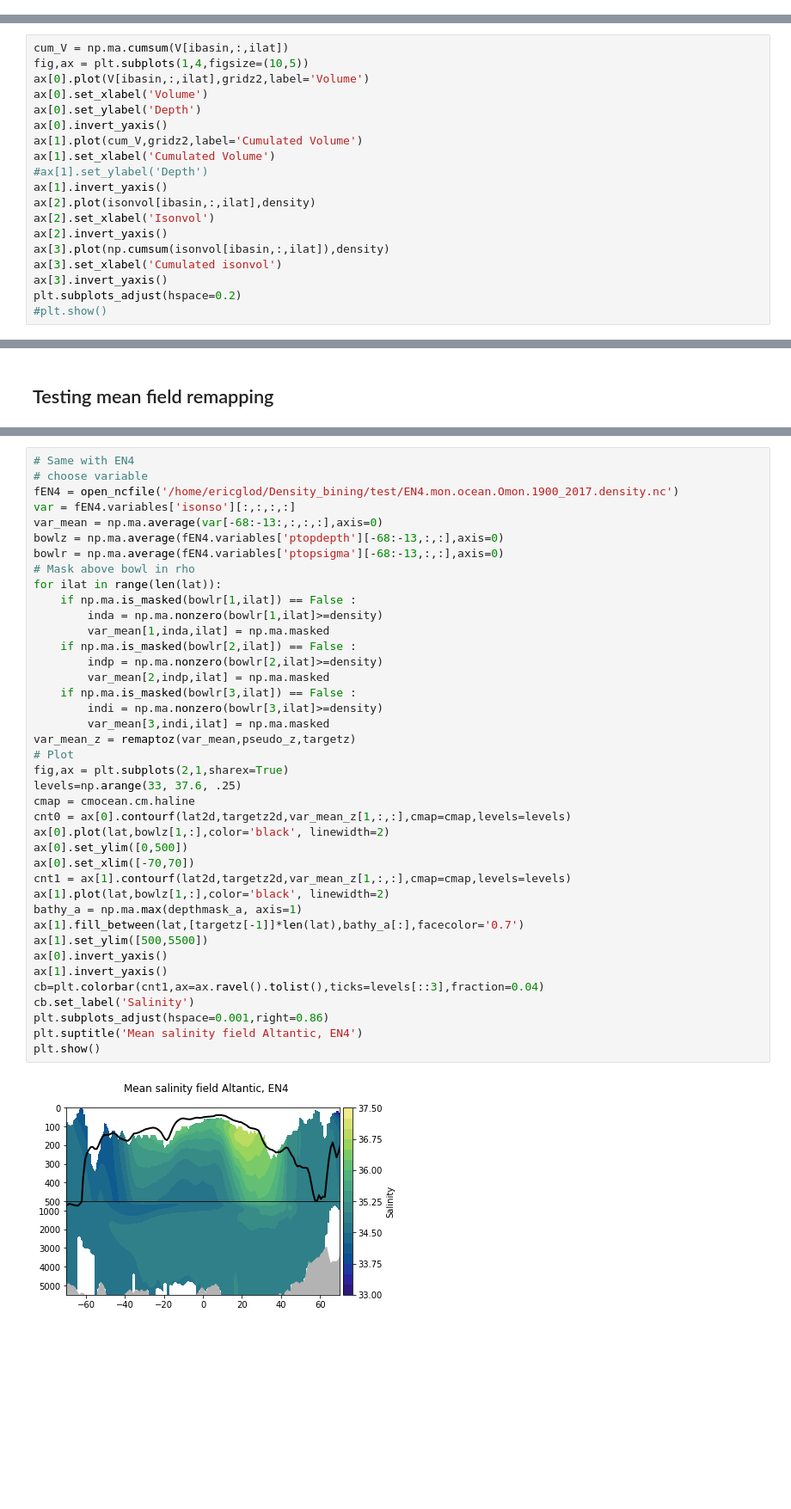
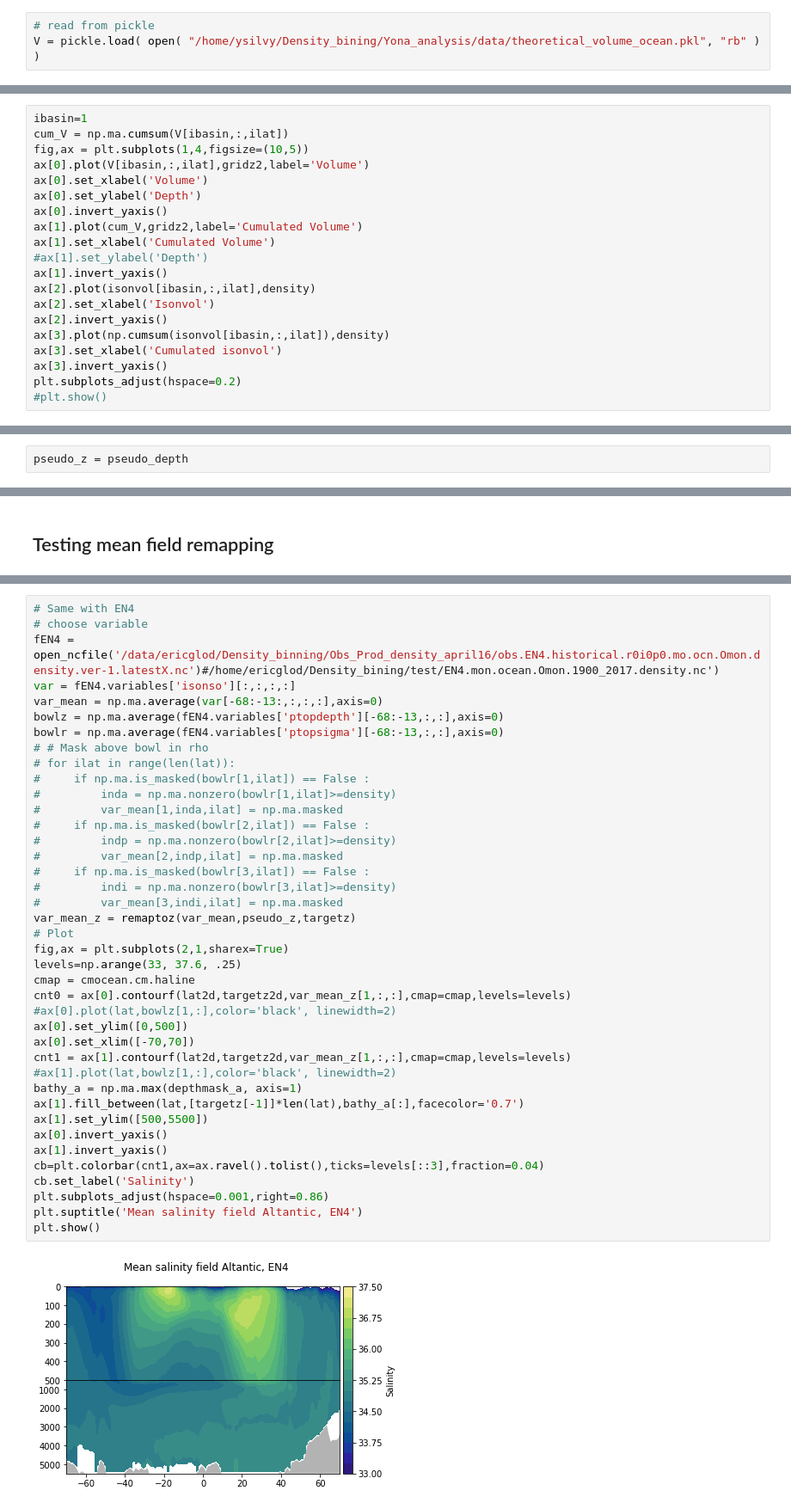
Before and after one commit to eguil/Density_bining, a Jupyter notebook: Yona_analysis/programs/ocean_refill_remaptoz.ipynb, the cells around one changed output, grey strips where cells are left out. Shown at 86% size. Cells and saved outputs as stored; diff of their text form; blank space fills up the shorter version.

```diff
--- a/Yona_analysis/programs/ocean_refill_remaptoz.ipynb
+++ b/Yona_analysis/programs/ocean_refill_remaptoz.ipynb
@@ -94,3 +164,6 @@ V[0,:,:] = np.sum(V[1:,:,:],axis=0)
+# %%
+# read from pickle
+V = pickle.load( open( "/home/ysilvy/Density_bining/Yona_analysis/data/theoretical_volume_ocean.pkl", "rb" ) )
 # %% [markdown]
 ## Here just running some tests
 # %%
@@ -189,4 +260,5 @@ np.ma.sum(thickness)
 # %%
+ibasin=1
 cum_V = np.ma.cumsum(V[ibasin,:,ilat])
 fig,ax = plt.subplots(1,4,figsize=(10,5))
 ax[0].plot(V[ibasin,:,ilat],gridz2,label='Volume')
@@ -239,6 +382,8 @@ import pickle
 
 # read from pickle
 pseudo_z = pickle.load( open( "/home/ysilvy/Density_bining/Yona_analysis/data/remaptoz/EN4.pseudo_depth.zonal.pkl", "rb" ) )
+# %%
+pseudo_z = pseudo_depth
 # %% [markdown]
 ## Running tests
 # %%
@@ -389,42 +535,42 @@ plt.show()
 # %%
 # Same with EN4
 # choose variable
-fEN4 = open_ncfile('/home/ericglod/Density_bining/test/EN4.mon.ocean.Omon.1900_2017.density.nc')
+fEN4 = open_ncfile('/data/ericglod/Density_binning/Obs_Prod_density_april16/obs.EN4.historical.r0i0p0.mo.ocn.Omon.density.ver-1.latestX.nc')#/home/ericglod/Density_bining/test/EN4.mon.ocean.Omon.1900_2017.density.nc')
 var = fEN4.variables['isonso'][:,:,:,:]
 var_mean = np.ma.average(var[-68:-13:,:,:,:],axis=0)
 bowlz = np.ma.average(fEN4.variables['ptopdepth'][-68:-13,:,:],axis=0)
 bowlr = np.ma.average(fEN4.variables['ptopsigma'][-68:-13,:,:],axis=0)
-# Mask above bowl in rho
-for ilat in range(len(lat)):
-    if np.ma.is_masked(bowlr[1,ilat]) == False :
-        inda = np.ma.nonzero(bowlr[1,ilat]>=density)
-        var_mean[1,inda,ilat] = np.ma.masked
-    if np.ma.is_masked(bowlr[2,ilat]) == False :
-        indp = np.ma.nonzero(bowlr[2,ilat]>=density)
-        var_mean[2,indp,ilat] = np.ma.masked
-    if np.ma.is_masked(bowlr[3,ilat]) == False :
-        indi = np.ma.nonzero(bowlr[3,ilat]>=density)
-        var_mean[3,indi,ilat] = np.ma.masked
+# # Mask above bowl in rho
+# for ilat in range(len(lat)):
+#     if np.ma.is_masked(bowlr[1,ilat]) == False :
+#         inda = np.ma.nonzero(bowlr[1,ilat]>=density)
+#         var_mean[1,inda,ilat] = np.ma.masked
+#     if np.ma.is_masked(bowlr[2,ilat]) == False :
+#         indp = np.ma.nonzero(bowlr[2,ilat]>=density)
+#         var_mean[2,indp,ilat] = np.ma.masked
+#     if np.ma.is_masked(bowlr[3,ilat]) == False :
+#         indi = np.ma.nonzero(bowlr[3,ilat]>=density)
+#         var_mean[3,indi,ilat] = np.ma.masked
 var_mean_z = remaptoz(var_mean,pseudo_z,targetz)
 # Plot
 fig,ax = plt.subplots(2,1,sharex=True)
 levels=np.arange(33, 37.6, .25)
 cmap = cmocean.cm.haline
 cnt0 = ax[0].contourf(lat2d,targetz2d,var_mean_z[1,:,:],cmap=cmap,levels=levels)
-ax[0].plot(lat,bowlz[1,:],color='black', linewidth=2)
+#ax[0].plot(lat,bowlz[1,:],color='black', linewidth=2)
 ax[0].set_ylim([0,500])
 ax[0].set_xlim([-70,70])
 cnt1 = ax[1].contourf(lat2d,targetz2d,var_mean_z[1,:,:],cmap=cmap,levels=levels)
-ax[1].plot(lat,bowlz[1,:],color='black', linewidth=2)
+#ax[1].plot(lat,bowlz[1,:],color='black', linewidth=2)
 bathy_a = np.ma.max(depthmask_a, axis=1)
 ax[1].fill_between(lat,[targetz[-1]]*len(lat),bathy_a[:],facecolor='0.7')
 ax[1].set_ylim([500,5500])
 ax[0].invert_yaxis()
 ax[1].invert_yaxis()
 cb=plt.colorbar(cnt1,ax=ax.ravel().tolist(),ticks=levels[::3],fraction=0.04)
 cb.set_label('Salinity')
 plt.subplots_adjust(hspace=0.001,right=0.86)
 plt.suptitle('Mean salinity field Altantic, EN4')
 plt.show()
 # %% [output]
-[figure, old version]
+[figure, new version]
```
Also changed, not shown: parts of 36 cells of this notebook, 26 other files.
